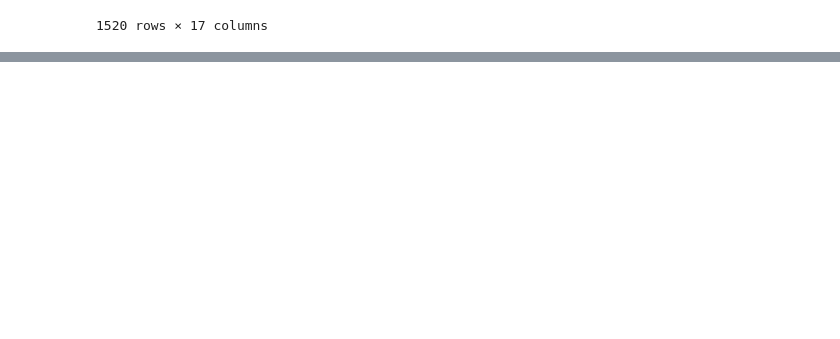
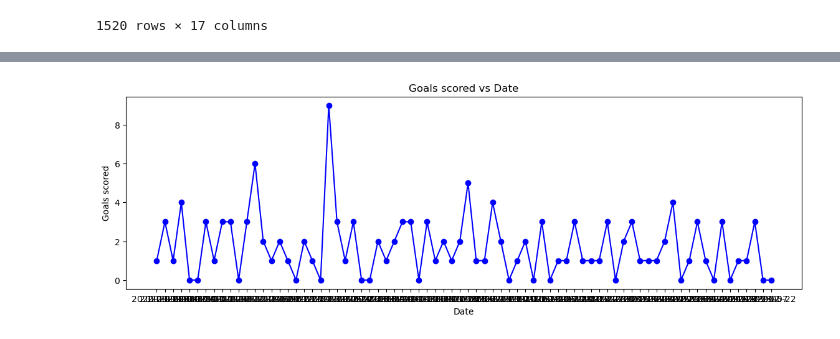
Before and after one commit to heiken1108/Match-Predictor, a Jupyter notebook: notebooks/Load data.ipynb, the cells around one changed output, grey strips where cells are left out. Drawn from its saved outputs; the diff is of its cells as text; code cells hidden in the pictures; blank space fills up the shorter version.

```diff
--- a/notebooks/Load data.ipynb
+++ b/notebooks/Load data.ipynb
@@ -53,3 +53,6 @@ data_tranformed
 | 1518 | 759 | E0 | 2022-05-22 | Norwich | Tottenham | H | L | 0 | 5 | ... |
 | 1519 | 759 | E0 | 2022-05-22 | Tottenham | Norwich | A | W | 5 | 0 | ... |
 1520 rows × 17 columns
+# %%
+manUtdMatches = util.get_team_matches(data_tranformed, 'Man United')
+manUtdMatches['Goal difference']
@@ -55,0 +93,4 @@ data_tranformed
+# %%
+util.plot_data(manUtdMatches, x='Date', y='Goals scored', figsize=figsize)
+# %% [output]
+[figure, added]
```
Also changed, not shown: parts of 2 cells of this notebook, 2 other files.
